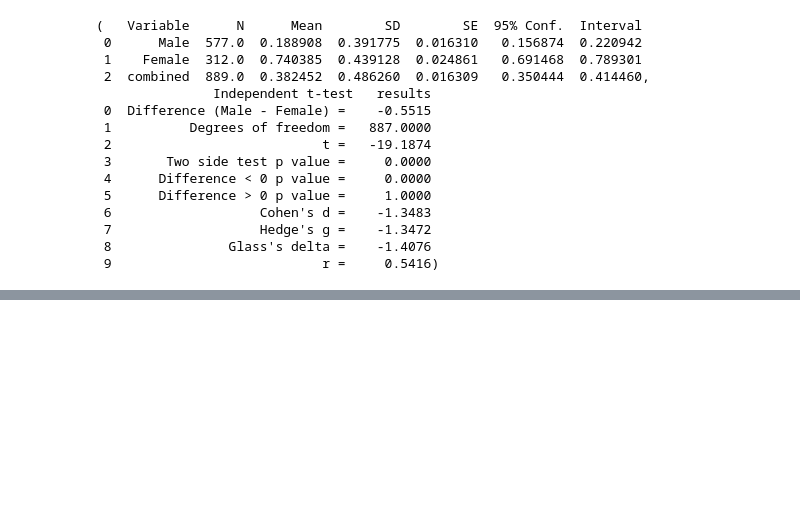
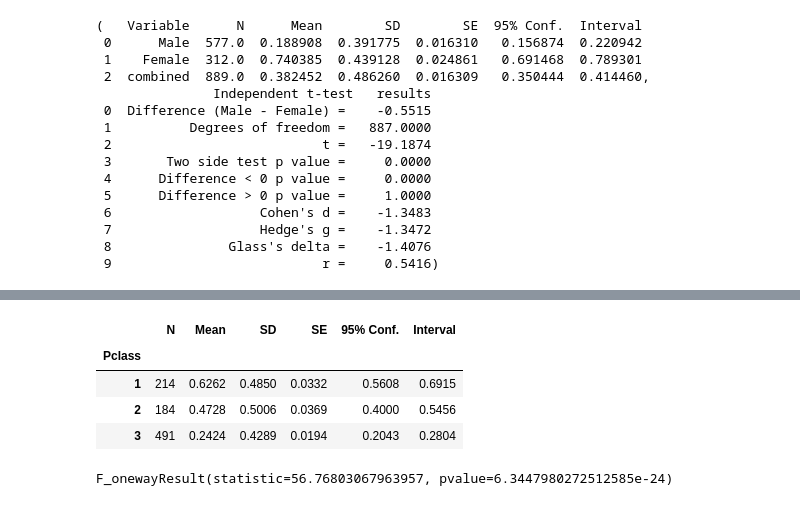
Before and after one commit to Codeman27Org/Kaggle_TitanicML, a Jupyter notebook: Titanic.ipynb, the cells around one changed output, grey strips where cells are left out. Saved outputs shown, nothing was run; the diff lists cells and outputs as text; code cells hidden in the pictures; blank space fills up the shorter version.

```diff
--- a/Titanic.ipynb
+++ b/Titanic.ipynb
@@ -246,0 +259,14 @@ p_val
+# %%
+rp.summary_cont(train['Survived'].groupby(train['Pclass']))
+# %% [output]
+|  | N | Mean | SD | SE | 95% Conf. | Interval |
+| Pclass |  |  |  |  |  |  |
+| 1 | 214 | 0.6262 | 0.4850 | 0.0332 | 0.5608 | 0.6915 |
+| 2 | 184 | 0.4728 | 0.5006 | 0.0369 | 0.4000 | 0.5456 |
+| 3 | 491 | 0.2424 | 0.4289 | 0.0194 | 0.2043 | 0.2804 |
+# %%
+stats.f_oneway(train['Survived'][train['Pclass'] == 1],
+               train['Survived'][train['Pclass'] == 2],
+               train['Survived'][train['Pclass'] == 3])
+# %% [output]
+F_onewayResult(statistic=56.76803067963957, pvalue=6.3447980272512585e-24)
```
Also changed, not shown: parts of 4 cells of this notebook.
